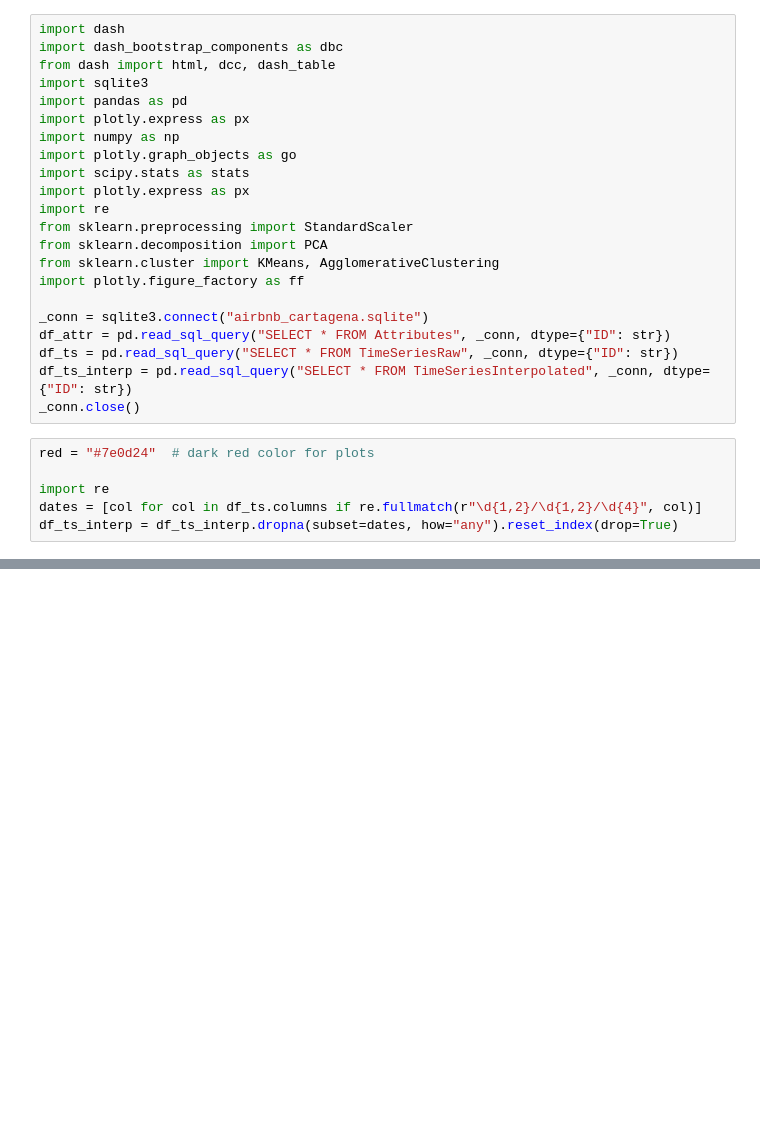
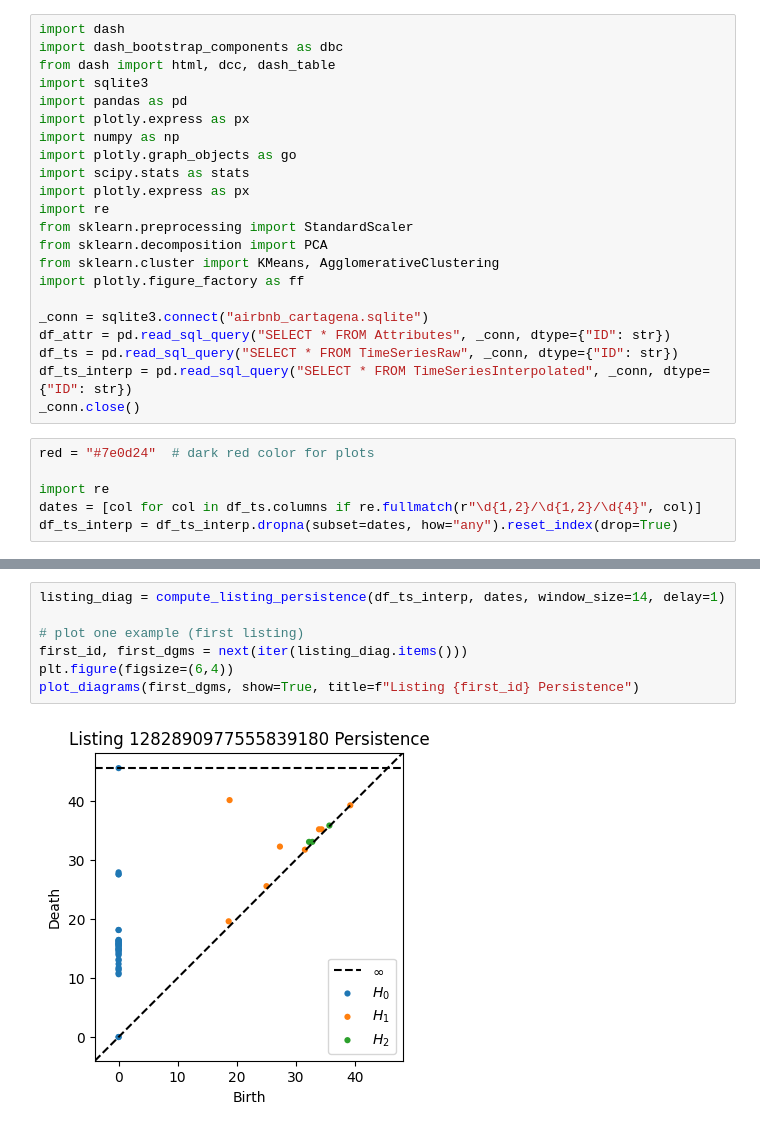
Before and after one commit to bacaSantiago/Time-series-TDA-, a Jupyter notebook: test.ipynb, the cells around one changed output, grey strips where cells are left out. Saved outputs shown, nothing was run; the diff lists cells and outputs as text; blank space fills up the shorter version.

```diff
--- a/test.ipynb
+++ b/test.ipynb
@@ -103,0 +115,9 @@ compare_raw_vs_interpolated()
+# %%
+listing_diag = compute_listing_persistence(df_ts_interp, dates, window_size=14, delay=1)
+
+# plot one example (first listing)
+first_id, first_dgms = next(iter(listing_diag.items()))
+plt.figure(figsize=(6,4))
+plot_diagrams(first_dgms, show=True, title=f"Listing {first_id} Persistence")
+# %% [output]
+[figure, added]
```
Also changed, not shown: parts of 4 cells of this notebook, 1 other file.
